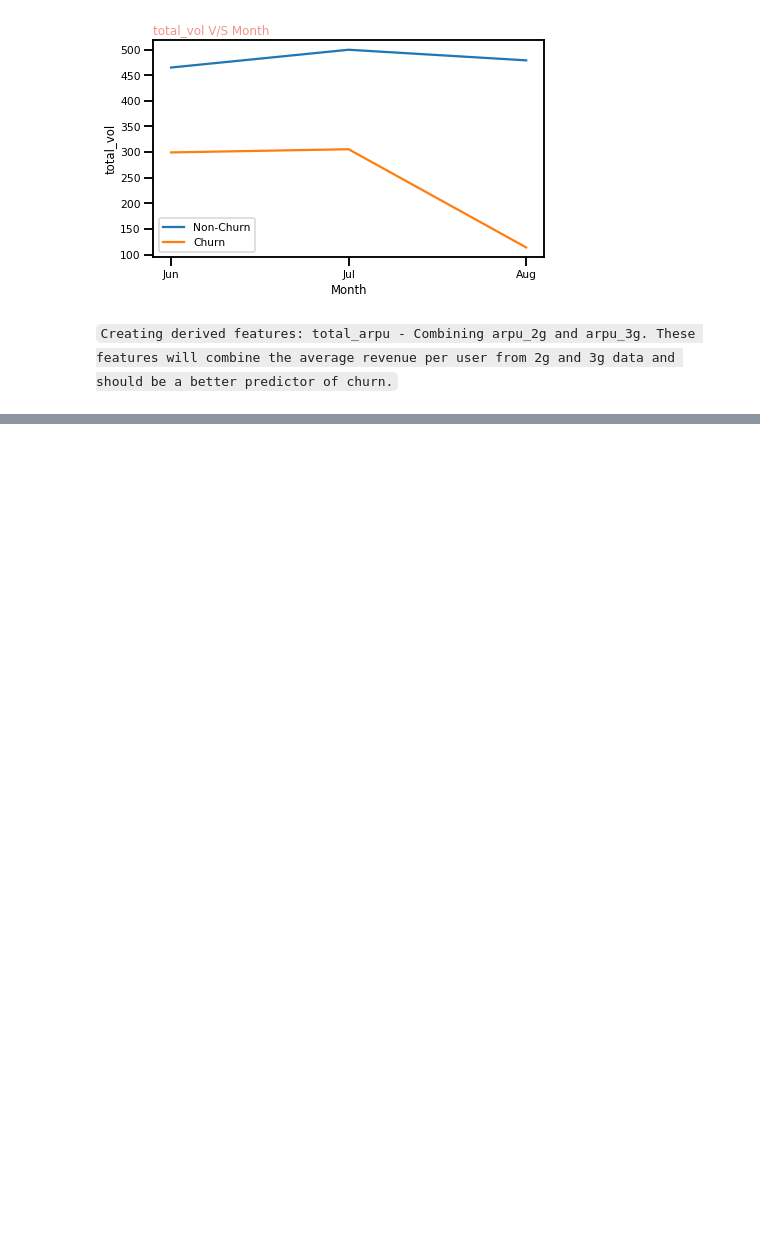
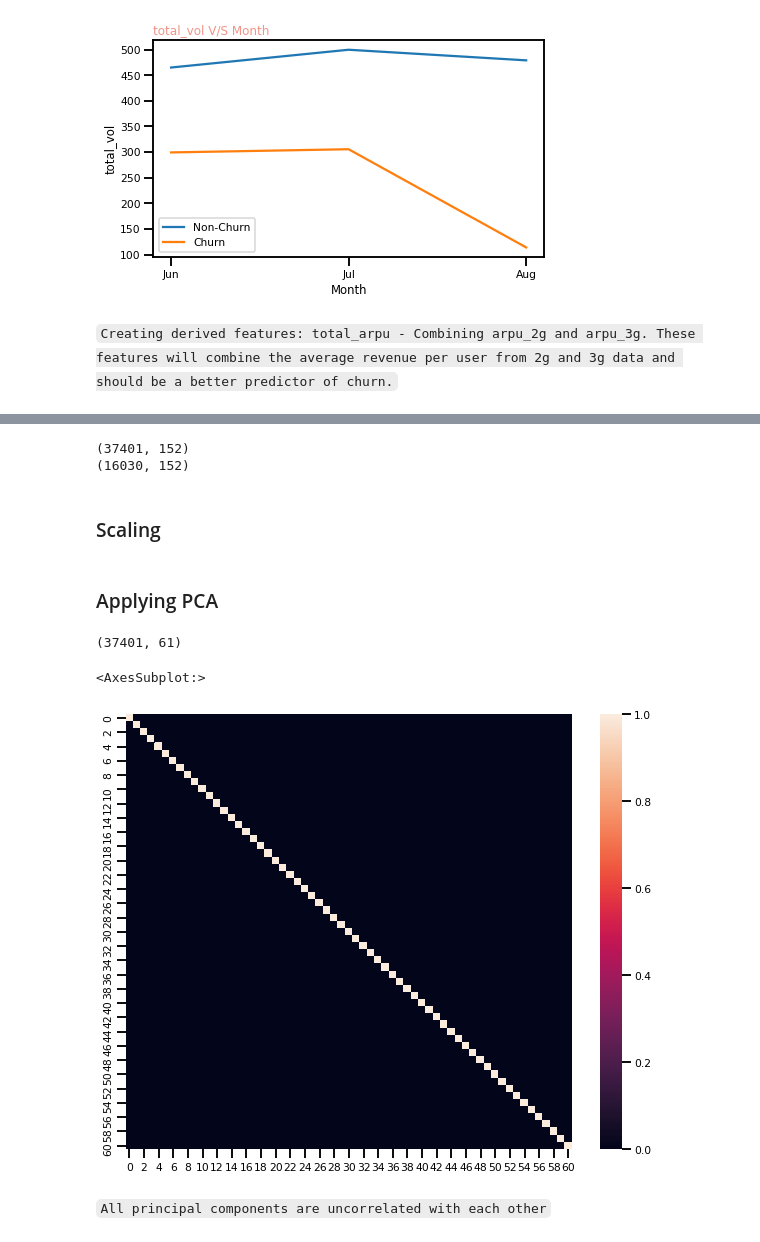
Before and after one commit to nveenkumr/TelecomChurn-ML, a Jupyter notebook: TelecomChurn-MLCaseStudy.ipynb, the cells around one changed output, grey strips where cells are left out. Cells and saved outputs as stored; diff of their text form; code cells hidden in the pictures; blank space fills up the shorter version.

```diff
--- a/TelecomChurn-MLCaseStudy.ipynb
+++ b/TelecomChurn-MLCaseStudy.ipynb
@@ -811,0 +825,3 @@ telecom.head()
+# %%
+adasyn=ADASYN(random_state=randm_state,n_neighbors=5)
+X,y= adasyn.fit_sample(X,y)
@@ -811,0 +838,34 @@ telecom.head()
+# %%
+# train test split
+X_train, X_test, y_train, y_test = train_test_split(X, y, test_size=0.3, random_state=randm_state)
+print(X_train.shape)
+print(X_test.shape)
+# %% [output]
+(37401, 152)
+(16030, 152)
+# %% [markdown]
+### Scaling
+# %%
+# scaling using minmax scaler
+scaler=StandardScaler()
+X_train=scaler.fit_transform(X_train)
+X_test=scaler.transform(X_test)
+X=scaler.fit_transform(X)
+# %% [markdown]
+### Applying PCA
+# %%
+# We are going with PCA 0.9 variance or 90% information
+pca=PCA(0.9)
+df_train=pca.fit_transform(X_train)
+df_train.shape
+# %% [output]
+(37401, 61)
+# %%
+# Lets see correlation between these new PCA  features
+plt.figure(figsize=(10,8))
+sns.heatmap(pd.DataFrame(df_train).corr())
+# %% [output]
+<AxesSubplot:>
+[figure, added]
+# %% [markdown]
+`All principal components are uncorrelated with each other`
```
Also changed, not shown: parts of 58 cells of this notebook.
